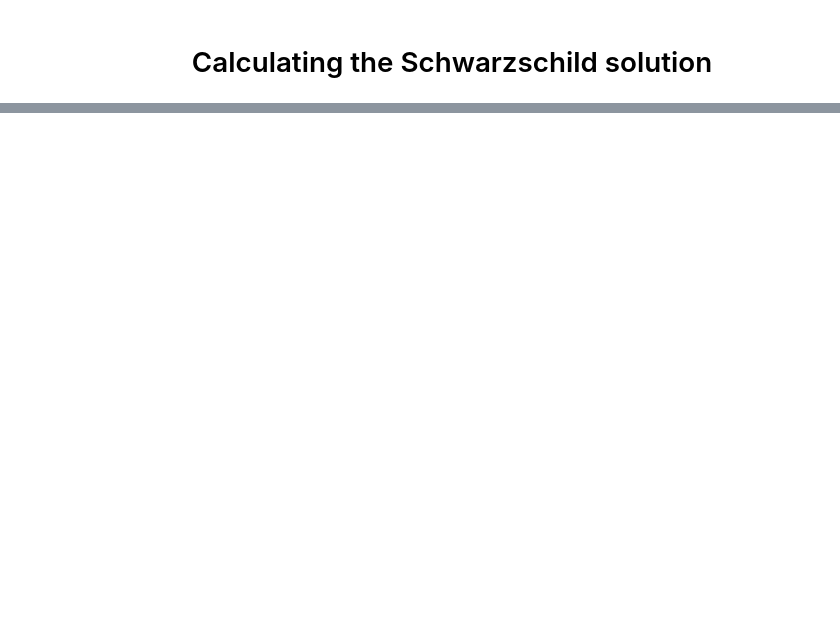
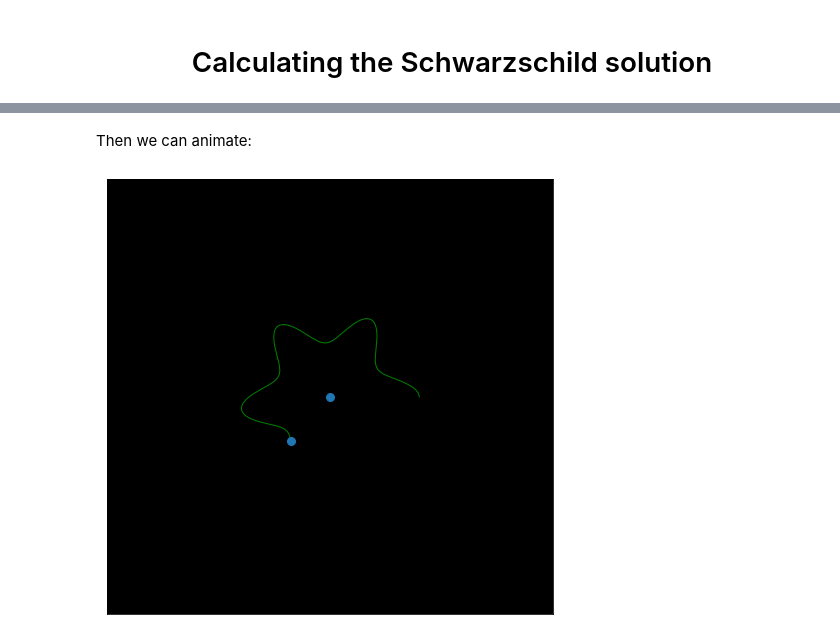
Before and after one commit to cottrellashley/general_relativity, a Jupyter notebook: GeneralRelativity.ipynb, the cells around one changed output, grey strips where cells are left out. Saved outputs shown, nothing was run; the diff lists cells and outputs as text; code cells hidden in the pictures; blank space fills up the shorter version.

```diff
--- a/GeneralRelativity.ipynb
+++ b/GeneralRelativity.ipynb
@@ -629,0 +753,24 @@ smp.e
+# %% [markdown]
+Then we can animate:
+# %%
+fig, ax = plt.subplots(1, 1, figsize = (8,8))
+ax.set_facecolor('k')
+ax.get_xaxis().set_ticks([])
+ax.get_yaxis().set_ticks([])
+xdata = []
+ydata = []
+ln2, = plt.plot([],[], color = 'g', lw=1,)
+ln1, = plt.plot([],[],'o', lw=3, markersize = 8)
+ax.set_ylim(-20, 20)
+ax.set_xlim(-20, 20)
+
+def animate(i):
+    xdata.append(x1[i])
+    ydata.append(y1[i])
+    ln2.set_data(xdata, ydata)
+    ln1.set_data([0, x1[i]],[0, y1[i]])
+
+ani = animation.FuncAnimation(fig, animate, frames = 4000, interval=50)
+ani.save('pen.gif', writer = 'pillow', fps = 30)
+# %% [output]
+[figure, added]
```
Also changed, not shown: parts of 129 cells of this notebook.
